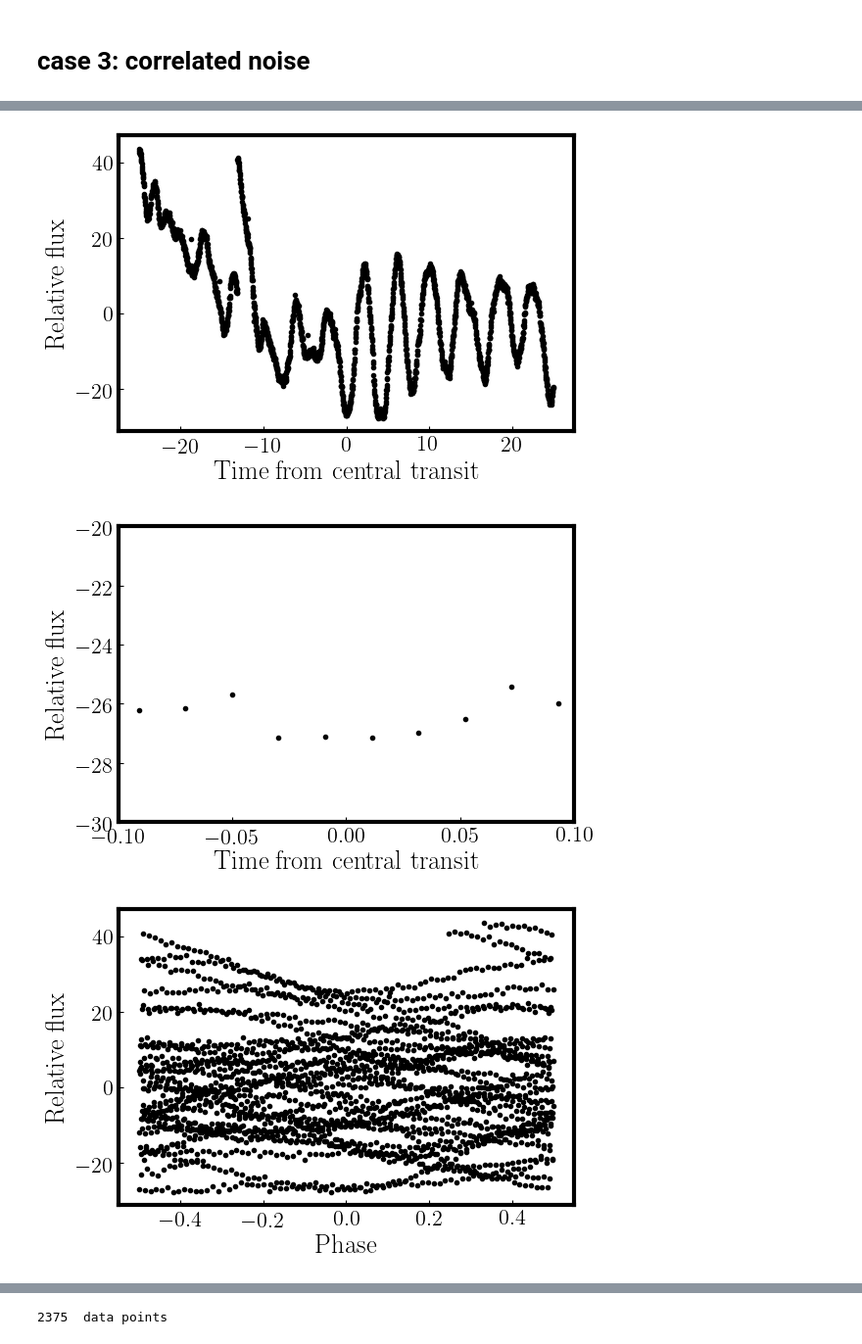
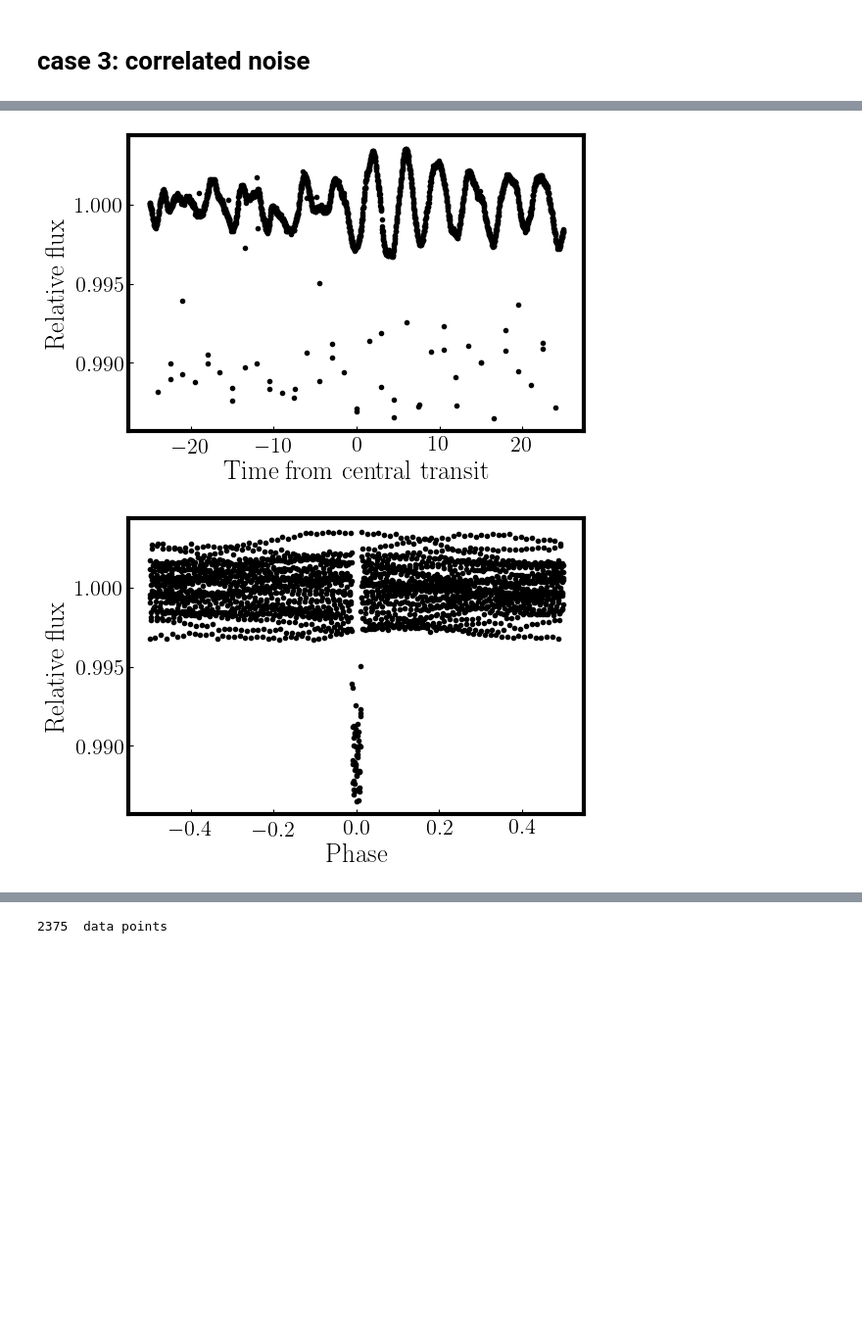
Before and after one commit to zpenoyre/oldpylanet, a Jupyter notebook: injection-recovery.ipynb, the cells around one changed output, grey strips where cells are left out. Shown at 98% size. Saved outputs shown, nothing was run; the diff lists cells and outputs as text; code cells hidden in the pictures; blank space fills up the shorter version.

```diff
--- a/injection-recovery.ipynb
+++ b/injection-recovery.ipynb
@@ -143,8 +143,8 @@ for lc in lcs:
         # The lightcurve data are in the first FITS HDU.
         hdu_data = f[1].data
         time.append(hdu_data["time"])
-        flux.append(hdu_data["sap_flux"])
-        ferr.append(hdu_data["sap_flux_err"])
+        flux.append(hdu_data["pdcsap_flux"])
+        ferr.append(hdu_data["pdcsap_flux_err"])
         quality.append(hdu_data["sap_quality"])
 # %%
 fig = plt.figure(figsize=(8,6))
@@ -160,34 +160,26 @@ plt.show()
 # %%
 #len(flux[2]) = 4354; meanwhile len(t) = 2447, so plenty of data points.
 
 correlatedNoise = flux[2][~np.isnan(flux[2])]
 correlatedNoise = correlatedNoise[0:len(t)]
-correlatedNoise = (correlatedNoise-np.median(correlatedNoise))
+correlatedNoise = correlatedNoise/np.median(correlatedNoise)
 
 correlatedFlux = noiselessFlux*correlatedNoise
 
 #re-normalize
-correlatedFlux = correlatedFlux/np.mean(correlatedFlux)
+correlatedFlux = correlatedFlux/np.median(correlatedFlux)
 
 plt.plot(t, correlatedFlux, 'k.')
-plt.xlabel("Time from central transit")
-plt.ylabel("Relative flux")
-plt.show()
-
-plt.plot(t, correlatedFlux, 'k.')
-plt.xlim(-0.1,0.1)
-plt.ylim(-30,-20)
 plt.xlabel("Time from central transit")
 plt.ylabel("Relative flux")
 plt.show()
 
 plt.plot(p, correlatedFlux, 'k.')
 #plt.xlim(-0.1,0.1)
 plt.xlabel("Phase")
 plt.ylabel("Relative flux")
 plt.show()
 # %% [output]
-[figure, old version]
+[figure, new version]
-[figure, old version]
+[figure, new version]
-[figure, removed]
 # %% [markdown]
```
Also changed, not shown: parts of 9 cells of this notebook.
